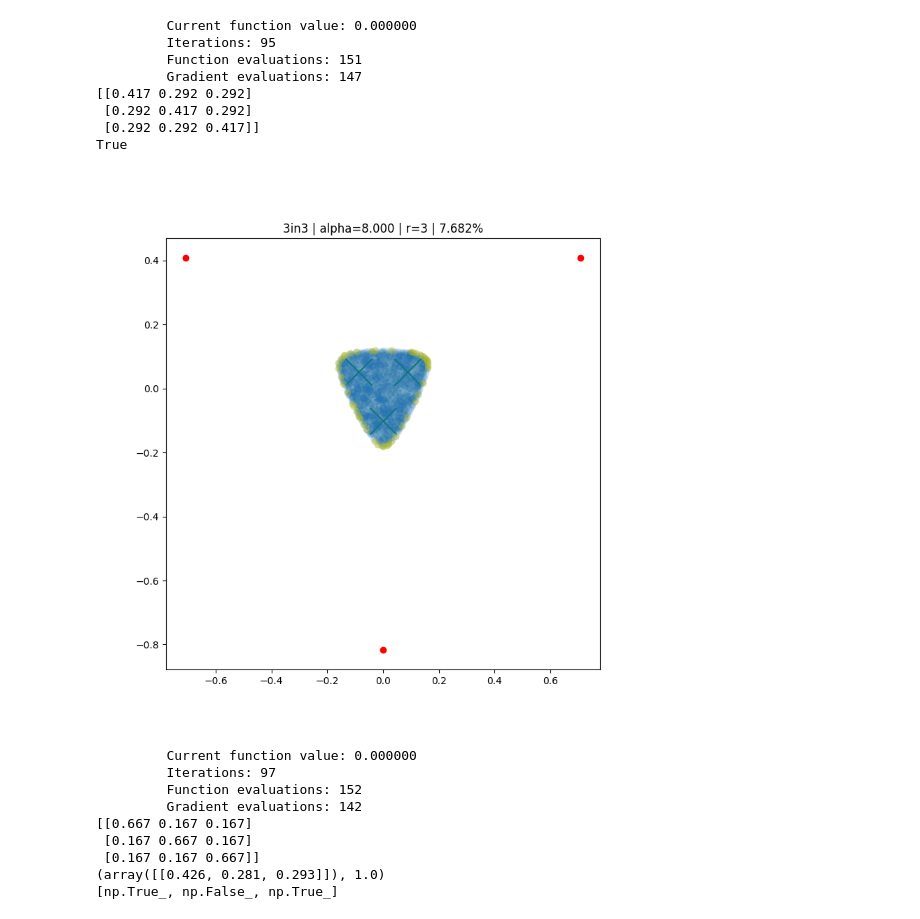
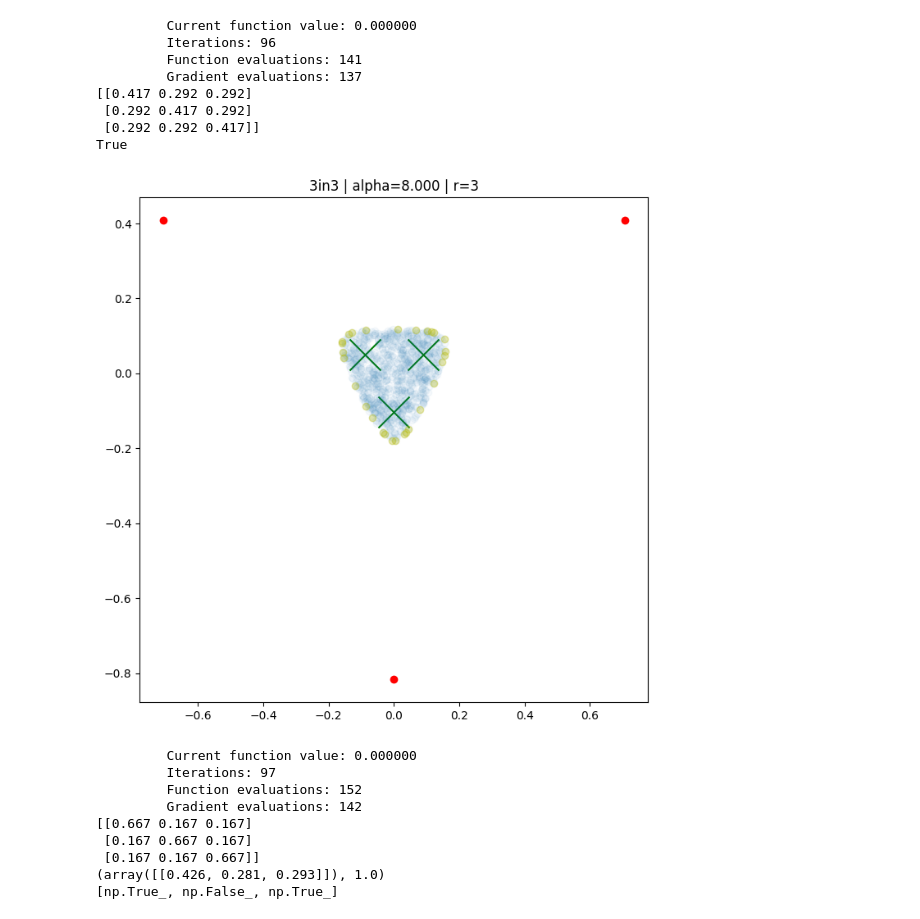
Before and after one commit to heyredhat/3DesignReconstruction, a Jupyter notebook: 3DStateSpaces.ipynb, the cells around one changed output. Cells and saved outputs as stored; diff of their text form; code cells hidden in the pictures.

```diff
--- a/3DStateSpaces.ipynb
+++ b/3DStateSpaces.ipynb
@@ -3,22 +3,22 @@ from vibes import *
 # %%
 n, r, alpha = 3, 3, 8
 P = construct_P(n, r, alpha)
 print(P)
 P_data = extract_P_data(P)
 Phi = P_data["Phi"]
 valid, ratio = valid_probabilities(1000, P)
 print(np.all(valid @ Phi @ valid.T>=0))
-viz(P, m=5000, embed=True)
+viz_state_space(P, embed=True, pts=valid)
 # %% [output]
          Current function value: 0.000000
-         Iterations: 95
-         Function evaluations: 151
-         Gradient evaluations: 147
+         Iterations: 96
+         Function evaluations: 141
+         Gradient evaluations: 137
 [[0.417 0.292 0.292]
  [0.292 0.417 0.292]
  [0.292 0.292 0.417]]
 True
-[figure, old version]
+[figure, new version]
 # %%
 n, r, alpha = 3, 3, 2
 P = construct_P(n, r, alpha)
```
Also changed, not shown: parts of 1 cell of this notebook, 1 other file.
